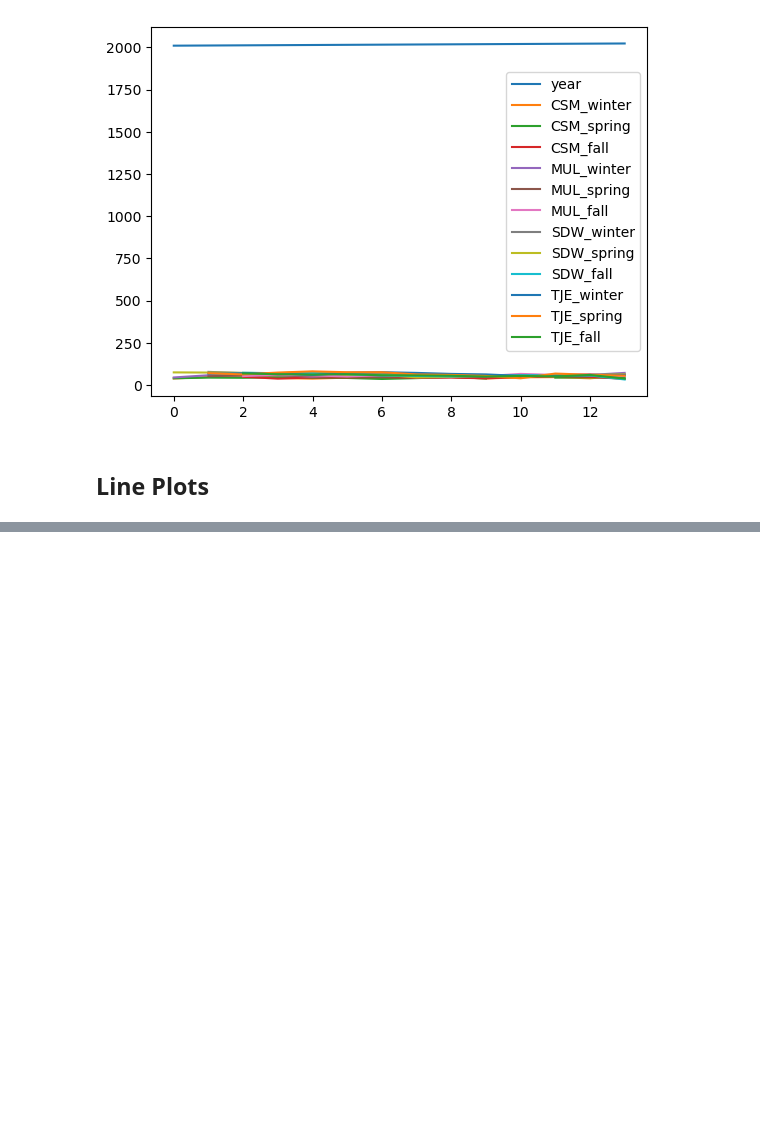
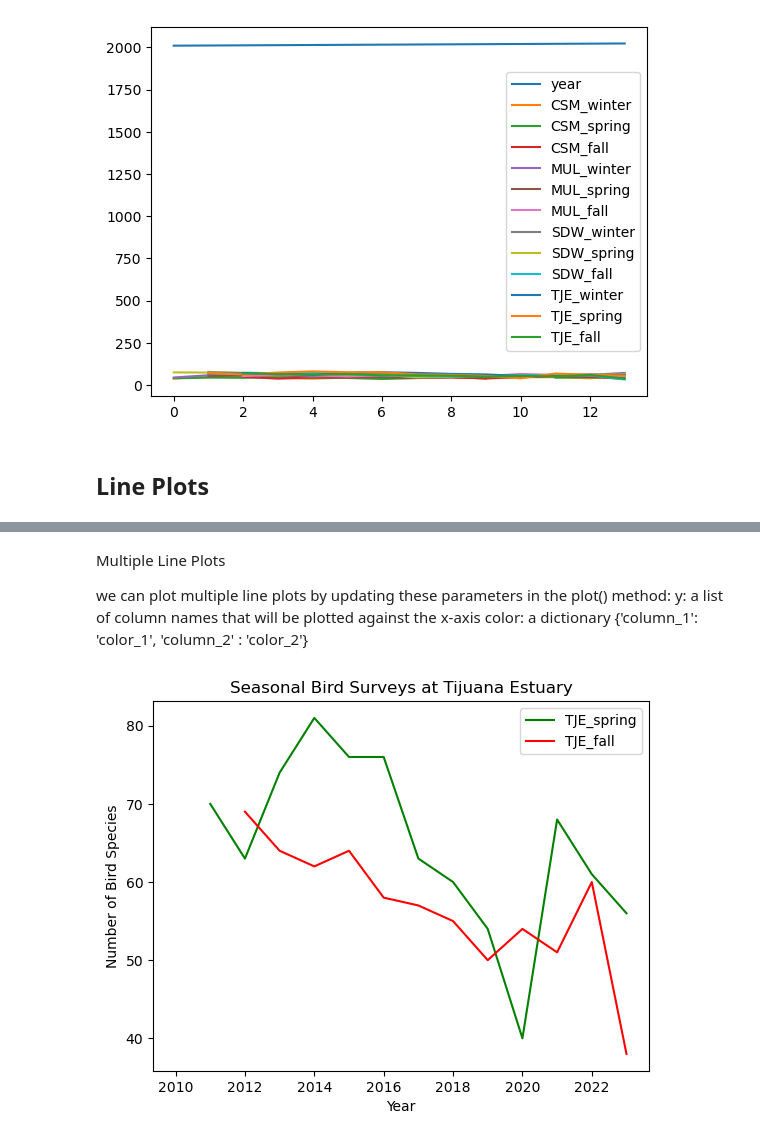
Before and after one commit to ethan-mathews24/eds220-in-class, a Jupyter notebook: Week1/week1-basic-plotting.ipynb, the cells around one changed output, grey strips where cells are left out. Saved outputs shown, nothing was run; the diff lists cells and outputs as text; code cells hidden in the pictures; blank space fills up the shorter version.

```diff
--- a/Week1/week1-basic-plotting.ipynb
+++ b/Week1/week1-basic-plotting.ipynb
@@ -38,0 +95,20 @@ df.plot()
+# %% [markdown]
+Multiple Line Plots
+
+we can plot multiple line plots by updating these parameters in the plot() method:
+y: a list of column names that will be plotted against the x-axis
+color: a dictionary {'column_1': 'color_1', 'column_2' : 'color_2'}
+# %%
+# Example
+
+df.plot(x = 'year',
+        y = ['TJE_spring', 'TJE_fall'],
+        title = 'Seasonal Bird Surveys at Tijuana Estuary',
+        xlabel = 'Year',
+        ylabel = 'Number of Bird Species',
+        color = {'TJE_spring' : 'green',
+                'TJE_fall' : 'red'},
+       )
+plt.show()
+# %% [output]
+[figure, added]
```
Also changed, not shown: parts of 48 cells of this notebook, 1 other file.
